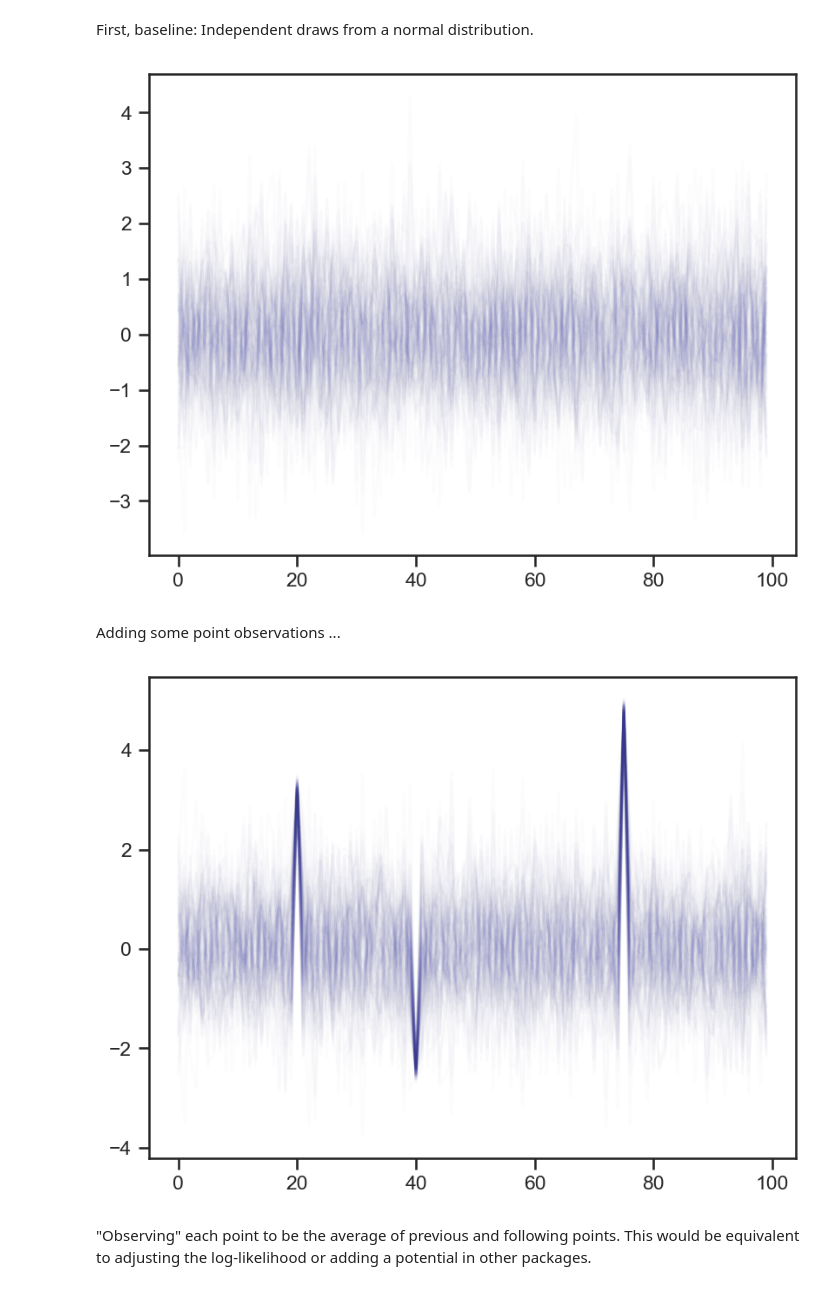
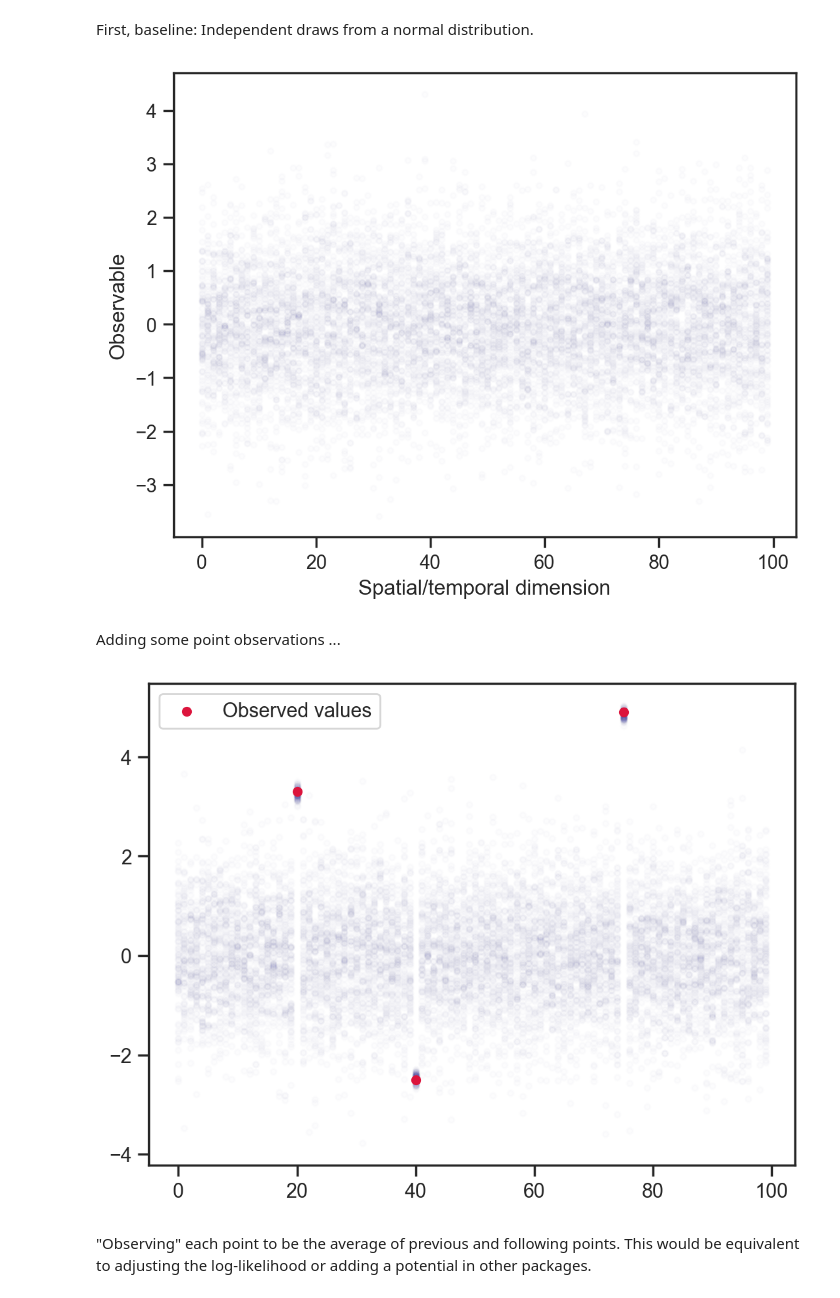
Before and after one commit to hessammehr/hessammehr.github.io, a Jupyter notebook: blog/notebooks/2024-12-26-locally-constrained.ipynb, the cells around one changed output. Saved outputs shown, nothing was run; the diff lists cells and outputs as text; code cells hidden in the pictures.

```diff
--- a/blog/notebooks/2024-12-26-locally-constrained.ipynb
+++ b/blog/notebooks/2024-12-26-locally-constrained.ipynb
@@ -14,21 +14,25 @@ from numpyro.infer import MCMC, NUTS
 
 sns.set_theme('notebook', 'ticks', font='Arial')
 
-plt.rcParams['figure.dpi'] = 150
+plt.rcParams['figure.dpi'] = 200
 # %% [markdown]
 First, baseline: Independent draws from a normal distribution.
 # %%
 def model1():
-    x = sample('x', dist.Normal().expand([100]))
+    x = sample("x", dist.Normal().expand([100]))
 
 
 mcmc = MCMC(NUTS(model1), num_warmup=1000, num_samples=100)
 mcmc.run(jax.random.PRNGKey(0))
 samples = mcmc.get_samples()
 
-plt.plot(samples['x'].T, color='darkblue', alpha=0.01);
+x_points = np.repeat(np.arange(100)[None, :], samples["x"].shape[0], axis=0)
+plt.scatter(
+    x_points.flatten(), samples["x"].flatten(), color="darkblue", alpha=0.01, s=10
+)
+plt.gca().set(xlabel="Spatial/temporal dimension", ylabel="Observable");
 # %% [output]
-[figure, old version]
+[figure, new version]
 # %% [markdown]
 Adding some point observations ...
 # %%
@@ -44,9 +48,11 @@ mcmc = MCMC(NUTS(model2), num_warmup=1000, num_samples=100)
 mcmc.run(jax.random.PRNGKey(0), obs_vals, obs_idx)
 samples = mcmc.get_samples()
 
-plt.plot(samples['x'].T, color='darkblue', alpha=0.01);
+plt.scatter(x_points.flatten(), samples['x'].flatten(), color='darkblue', alpha=0.01, s=10);
+plt.scatter(obs_idx, obs_vals, label='Observed values', color='crimson', s=20)
+plt.legend();
 # %% [output]
-[figure, old version]
+[figure, new version]
 # %% [markdown]
 "Observing" each point to be the average of previous and following points. This would be equivalent to adjusting the log-likelihood or adding a potential in other packages.
 # %%
```
Also changed, not shown: parts of 7 cells of this notebook, 14 other files.
